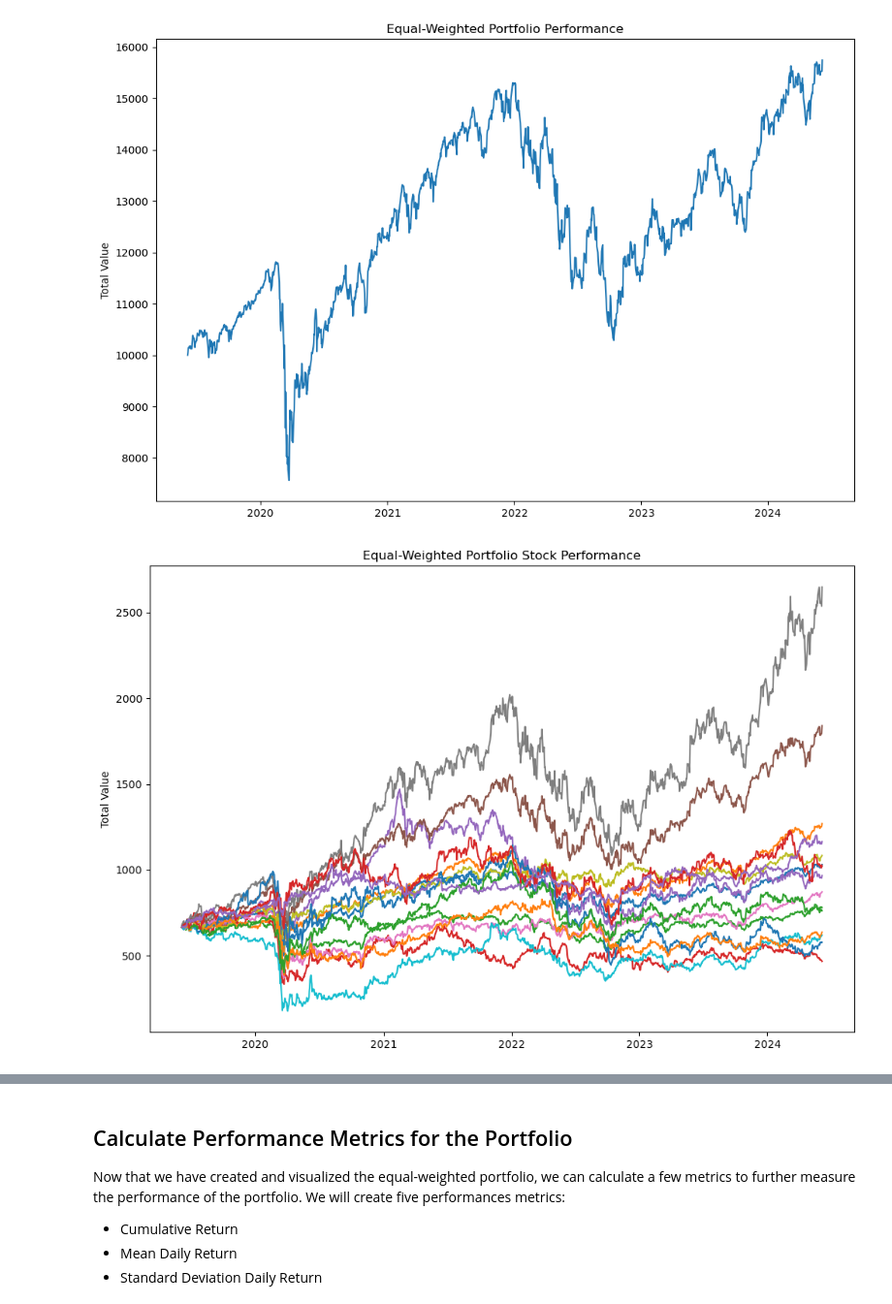
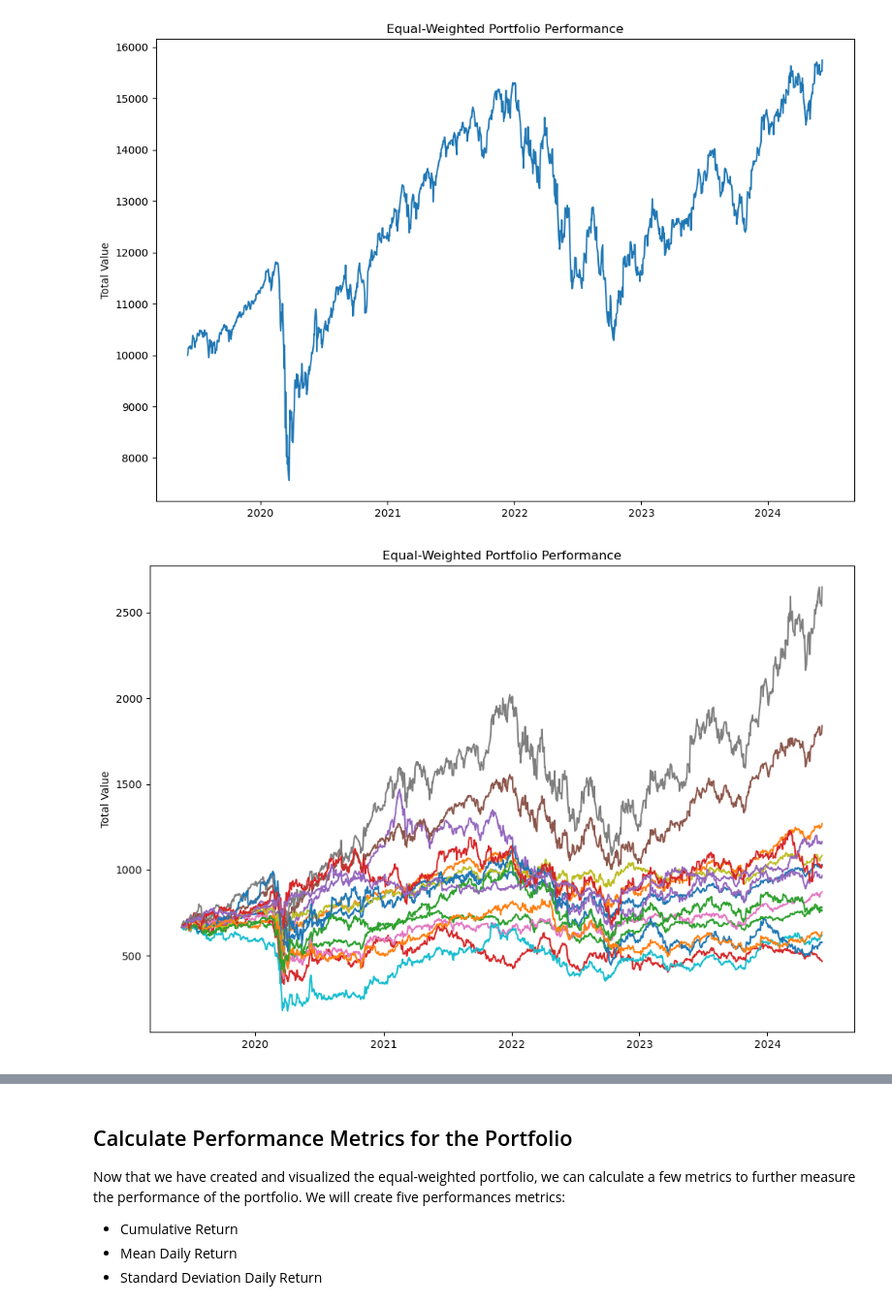
Before and after one commit to guilhermegscastro/Portifolio-Optimization, a Jupyter notebook: Portfolio Optimization.ipynb, the cells around one changed output, grey strips where cells are left out. Shown at 97% size. Saved outputs shown, nothing was run; the diff lists cells and outputs as text; code cells hidden in the pictures.

```diff
--- a/Portfolio Optimization.ipynb
+++ b/Portfolio Optimization.ipynb
@@ -136,12 +137,12 @@ plt.ylabel('Total Value');
 # %% [output]
 [figure]
 # %%
-# View the 16 stocks in the portfolio
+# View the 15 stocks in the portfolio
 plt.figure(figsize=(12, 8))
 
 plt.plot(position_values.iloc[:,0:15])
 
-plt.title('Equal-Weighted Portfolio Stock Performance')
+plt.title('Equal-Weighted Portfolio Performance')
 plt.ylabel('Total Value');
 # %% [output]
-[figure, old version]
+[figure, new version]
```
Also changed, not shown: parts of 4 cells of this notebook.
